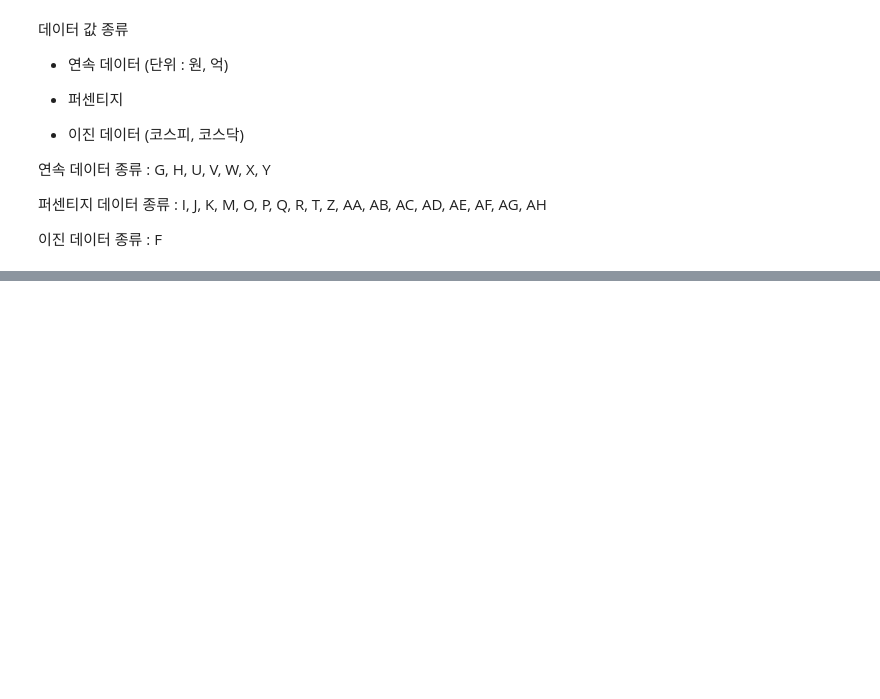
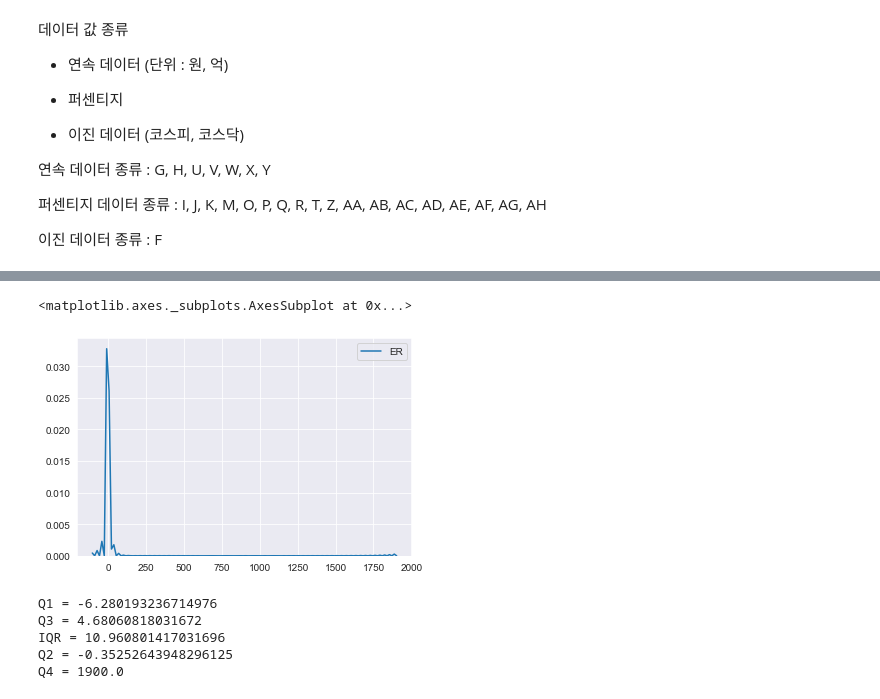
Before and after one commit to codingKYU/Deep-Learning, a Jupyter notebook: Quant_prediction/Quant project.ipynb, the cells around one changed output, grey strips where cells are left out. Cells and saved outputs as stored; diff of their text form; code cells hidden in the pictures; blank space fills up the shorter version.

```diff
--- a/Quant_prediction/Quant project.ipynb
+++ b/Quant_prediction/Quant project.ipynb
@@ -796,0 +853,27 @@ test_Y = test_set['G']
+# %%
+import seaborn as sns
+
+sns.set_style('darkgrid')
+# %%
+sns.kdeplot(train_X.ER)
+# %% [output]
+<matplotlib.axes._subplots.AxesSubplot at 0x...>
+[figure, added]
+# %%
+Q1 = train_X.ER.quantile(.25)
+Q3 = train_X.ER.quantile(.75)
+IQR = Q3 - Q1
+Q2 = train_X.ER.quantile(.5)
+Q4 = train_X.ER.quantile(1)
+
+print("Q1 =",Q1)
+print("Q3 =",Q3)
+print("IQR =",IQR)
+print("Q2 =",Q2)
+print("Q4 =",Q4)
+# %% [output]
+Q1 = -6.280193236714976
+Q3 = 4.68060818031672
+IQR = 10.960801417031696
+Q2 = -0.35252643948296125
+Q4 = 1900.0
```
Also changed, not shown: parts of 28 cells of this notebook.
